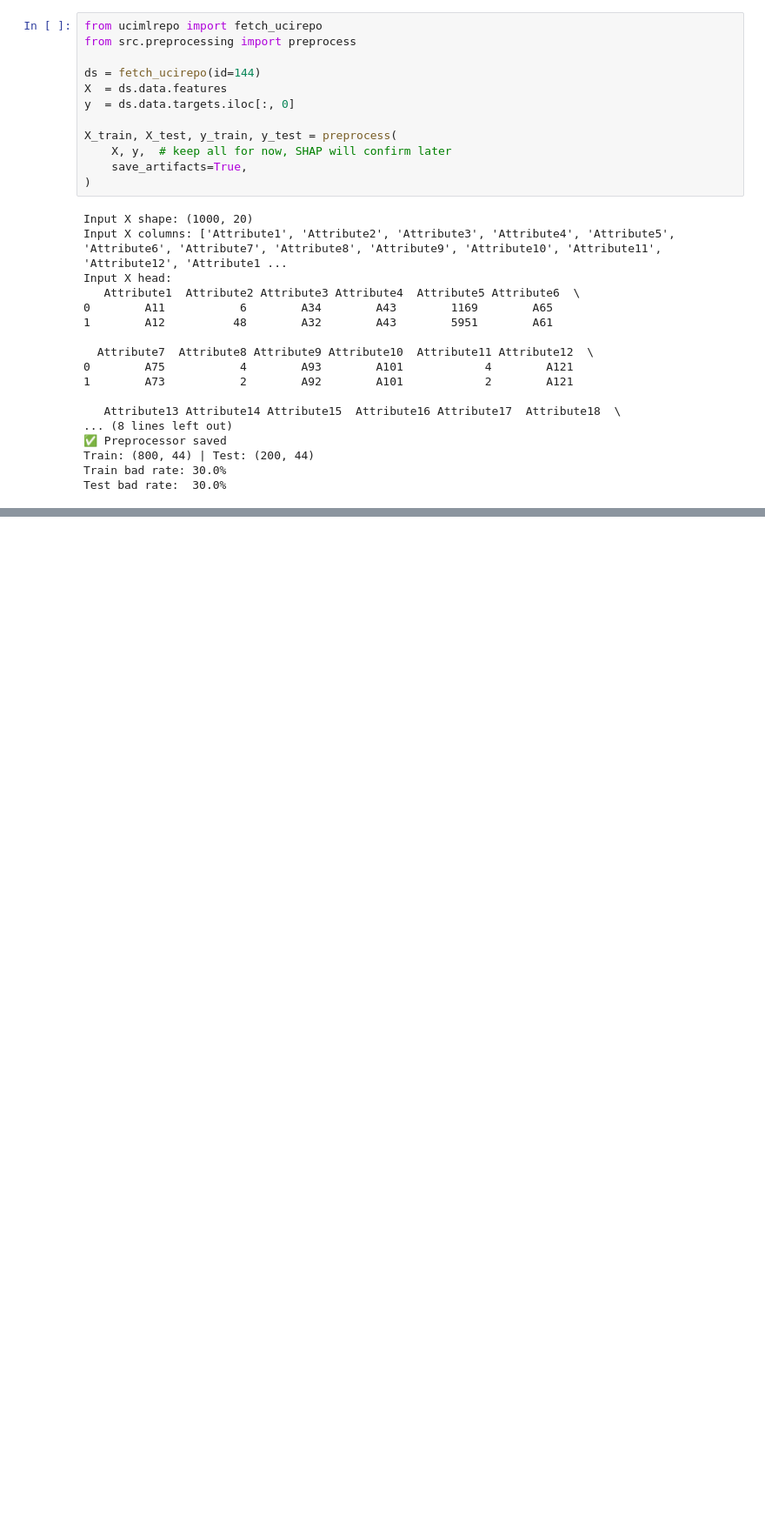
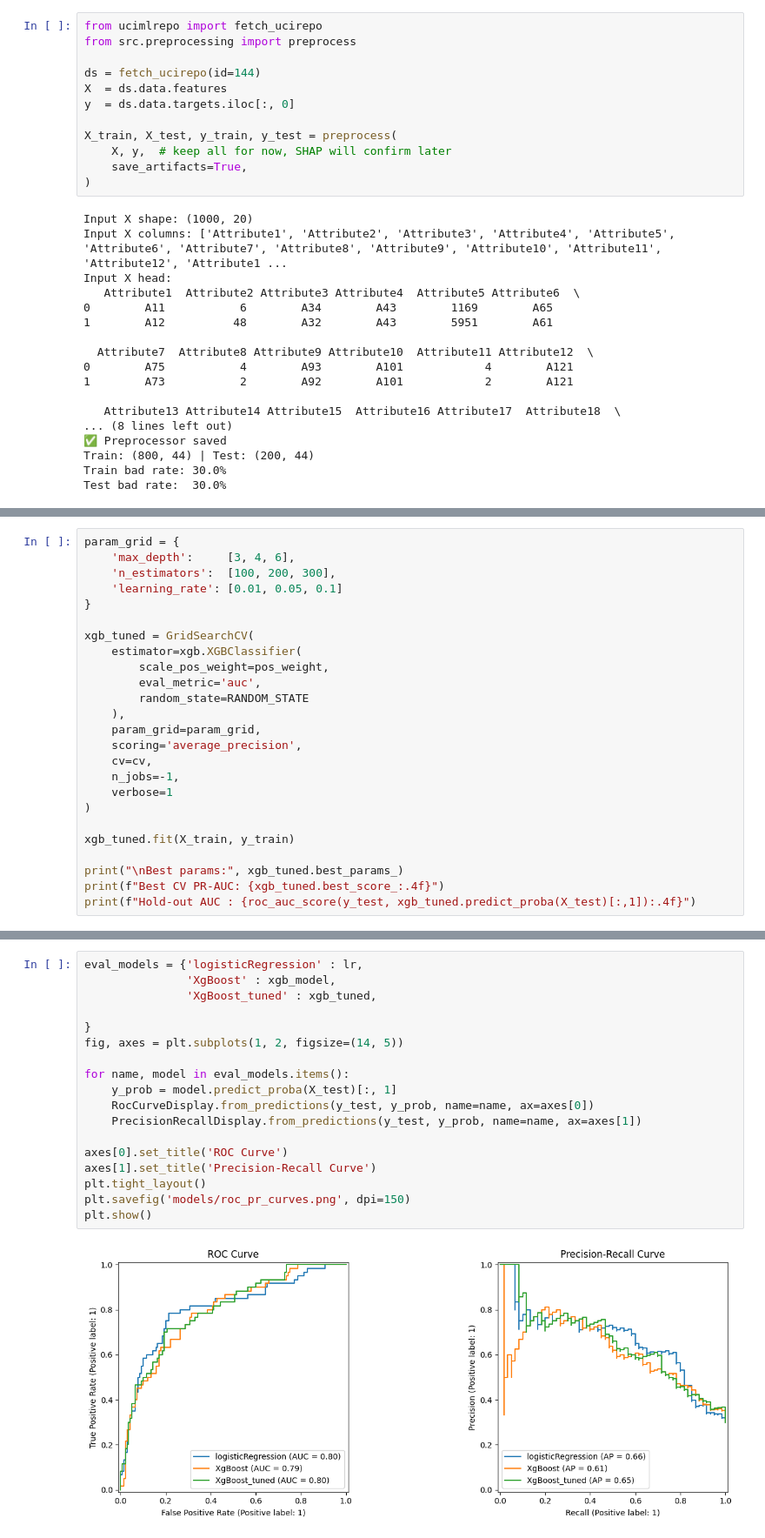
Before and after one commit to IqraRafiq213/credit_risk_nl, a Jupyter notebook: notebooks/02_modelling.ipynb, the cells around one changed output, grey strips where cells are left out. Shown at 87% size. Cells and saved outputs as stored; diff of their text form; blank space fills up the shorter version.

Commit message:
02_modelling and evaluation

```diff
--- a/notebooks/02_modelling.ipynb
+++ b/notebooks/02_modelling.ipynb
@@ -87,0 +239,25 @@ shap.plots.beeswarm(shap_values)
+# %%
+param_grid = {
+    'max_depth':     [3, 4, 6],
+    'n_estimators':  [100, 200, 300],
+    'learning_rate': [0.01, 0.05, 0.1]
+}
+
+xgb_tuned = GridSearchCV(
+    estimator=xgb.XGBClassifier(
+        scale_pos_weight=pos_weight,
+        eval_metric='auc',
+        random_state=RANDOM_STATE
+    ),
+    param_grid=param_grid,
+    scoring='average_precision',
+    cv=cv,
+    n_jobs=-1,
+    verbose=1
+)
+
+xgb_tuned.fit(X_train, y_train)
+
+print("\nBest params:", xgb_tuned.best_params_)
+print(f"Best CV PR-AUC: {xgb_tuned.best_score_:.4f}")
+print(f"Hold-out AUC : {roc_auc_score(y_test, xgb_tuned.predict_proba(X_test)[:,1]):.4f}")
@@ -87,0 +277,20 @@ shap.plots.beeswarm(shap_values)
+# %%
+eval_models = {'logisticRegression' : lr,
+               'XgBoost' : xgb_model,
+               'XgBoost_tuned' : xgb_tuned,
+
+}
+fig, axes = plt.subplots(1, 2, figsize=(14, 5))
+
+for name, model in eval_models.items():
+    y_prob = model.predict_proba(X_test)[:, 1]
+    RocCurveDisplay.from_predictions(y_test, y_prob, name=name, ax=axes[0])
+    PrecisionRecallDisplay.from_predictions(y_test, y_prob, name=name, ax=axes[1])
+
+axes[0].set_title('ROC Curve')
+axes[1].set_title('Precision-Recall Curve')
+plt.tight_layout()
+plt.savefig('models/roc_pr_curves.png', dpi=150)
+plt.show()
+# %% [output]
+[figure, added]
```
Also changed, not shown: parts of 33 cells of this notebook, 6 other files.
